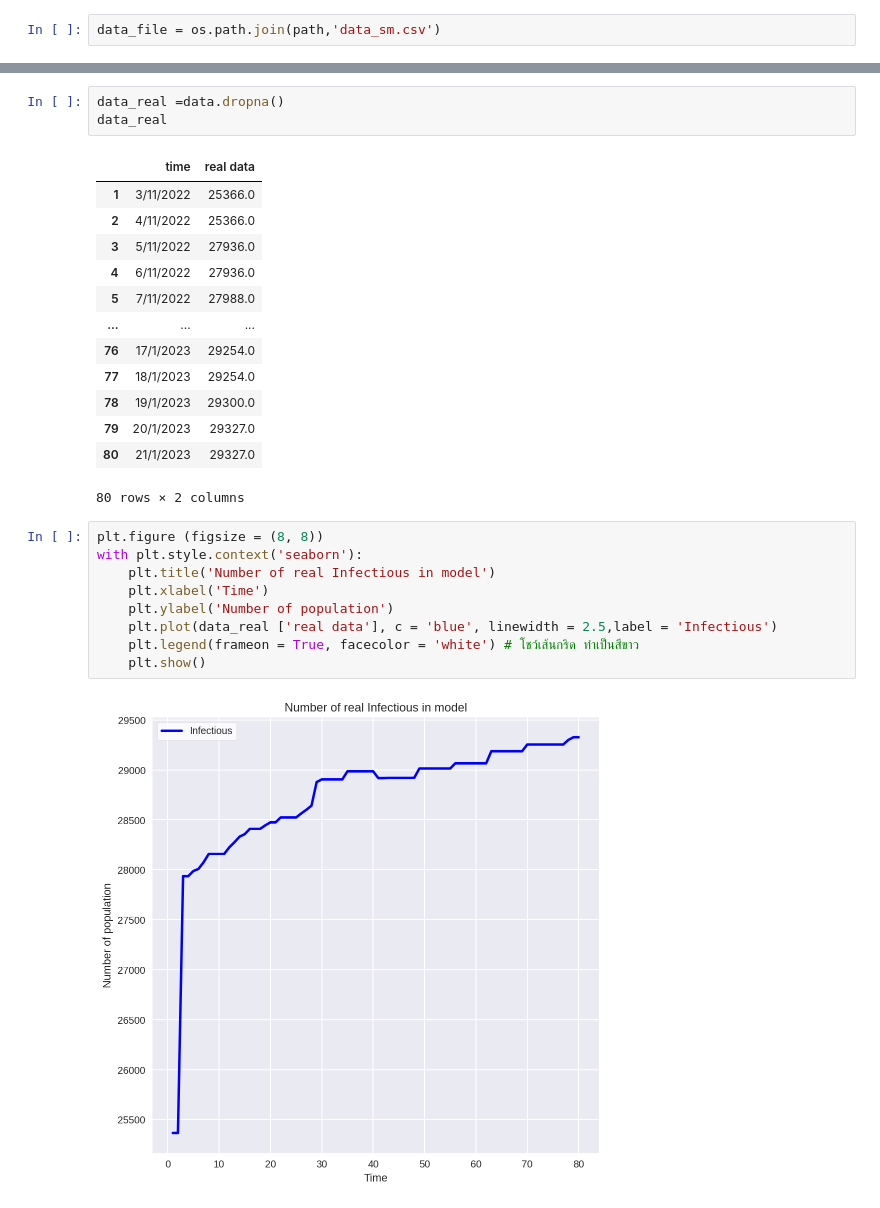
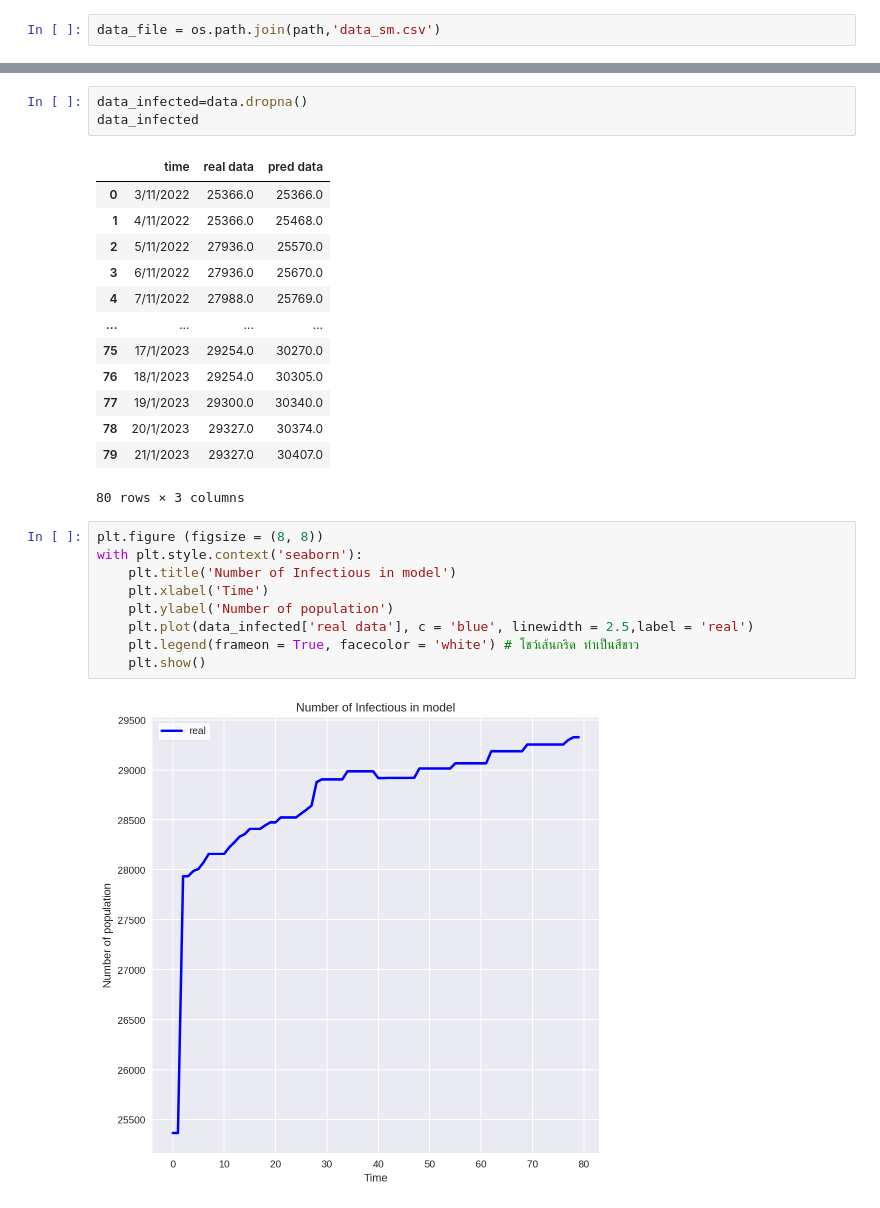
Before and after one commit to Khemapsorn/data_viz_2022, a Jupyter notebook: SVEIQCR.ipynb, the cells around one changed output, grey strips where cells are left out. Cells and saved outputs as stored; diff of their text form.

```diff
--- a/SVEIQCR.ipynb
+++ b/SVEIQCR.ipynb
@@ -412,29 +413,29 @@ real data    True
 dtype: bool
 # %%
-data_real =data.dropna()
-data_real
+data_infected=data.dropna()
+data_infected
 # %% [output]
-|  | time | real data |
-| 1 | 3/11/2022 | 25366.0 |
-| 2 | 4/11/2022 | 25366.0 |
-| 3 | 5/11/2022 | 27936.0 |
-| 4 | 6/11/2022 | 27936.0 |
-| 5 | 7/11/2022 | 27988.0 |
-| ... | ... | ... |
-| 76 | 17/1/2023 | 29254.0 |
-| 77 | 18/1/2023 | 29254.0 |
-| 78 | 19/1/2023 | 29300.0 |
-| 79 | 20/1/2023 | 29327.0 |
-| 80 | 21/1/2023 | 29327.0 |
+|  | time | real data | pred data |
+| 0 | 3/11/2022 | 25366.0 | 25366.0 |
+| 1 | 4/11/2022 | 25366.0 | 25468.0 |
+| 2 | 5/11/2022 | 27936.0 | 25570.0 |
+| 3 | 6/11/2022 | 27936.0 | 25670.0 |
+| 4 | 7/11/2022 | 27988.0 | 25769.0 |
+| ... | ... | ... | ... |
+| 75 | 17/1/2023 | 29254.0 | 30270.0 |
+| 76 | 18/1/2023 | 29254.0 | 30305.0 |
+| 77 | 19/1/2023 | 29300.0 | 30340.0 |
+| 78 | 20/1/2023 | 29327.0 | 30374.0 |
+| 79 | 21/1/2023 | 29327.0 | 30407.0 |
-80 rows × 2 columns
+80 rows × 3 columns
 # %%
 plt.figure (figsize = (8, 8))
 with plt.style.context('seaborn'):
-    plt.title('Number of real Infectious in model')
+    plt.title('Number of Infectious in model')
     plt.xlabel('Time')
     plt.ylabel('Number of population')
-    plt.plot(data_real ['real data'], c = 'blue', linewidth = 2.5,label = 'Infectious')
+    plt.plot(data_infected['real data'], c = 'blue', linewidth = 2.5,label = 'real')
     plt.legend(frameon = True, facecolor = 'white') # โชว์เส้นกริด ทำเป็นสีขาว
     plt.show()
 # %% [output]
-[figure, old version]
+[figure, new version]
```
Also changed, not shown: parts of 3 cells of this notebook.
